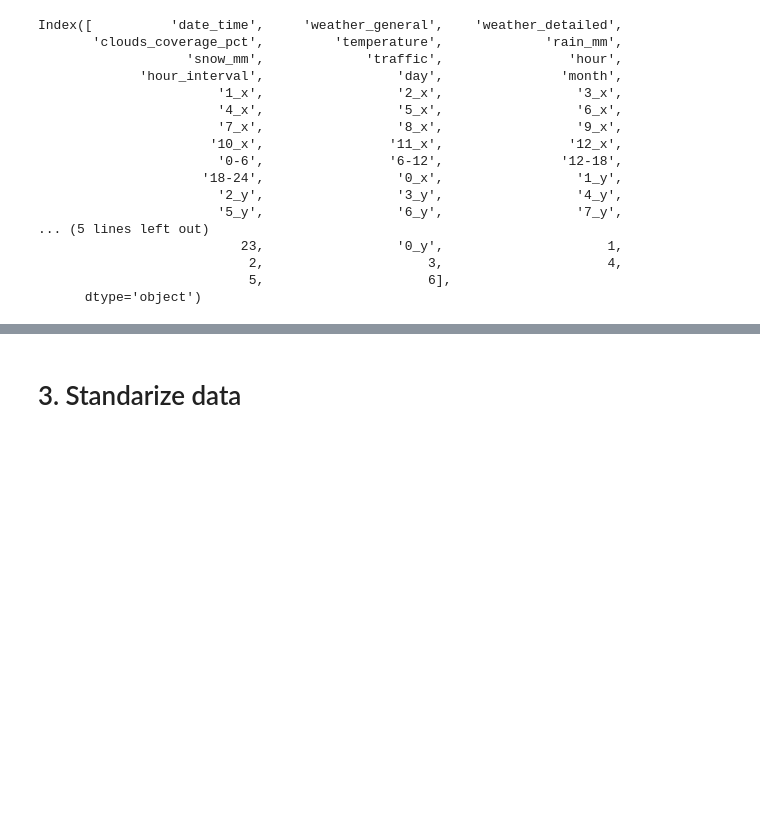
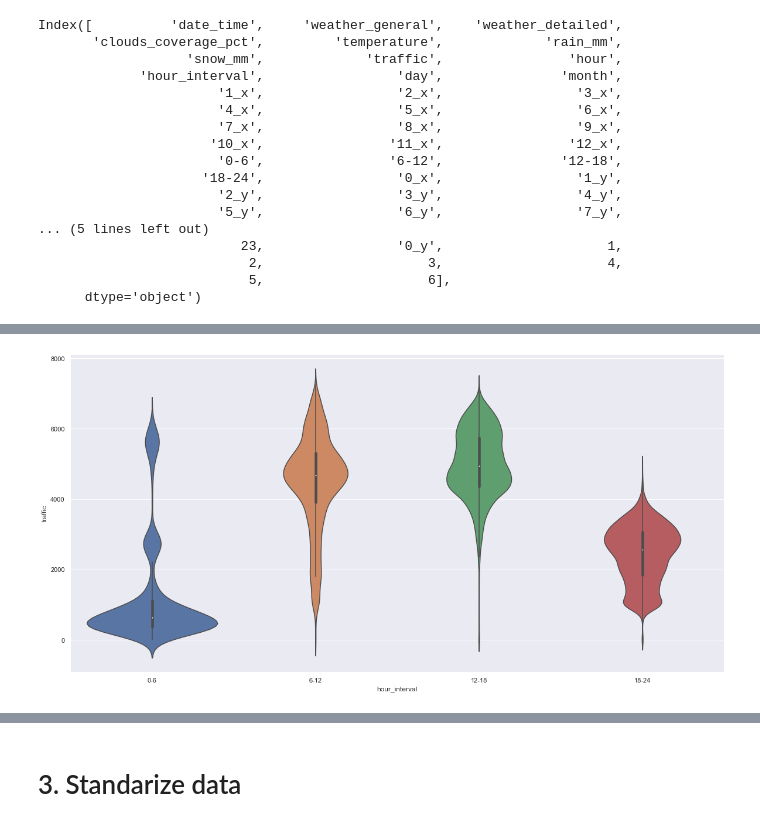
Before and after one commit to kerajxl/MachineLearningProject, a Jupyter notebook: regression.ipynb, the cells around one changed output, grey strips where cells are left out. Cells and saved outputs as stored; diff of their text form; code cells hidden in the pictures; blank space fills up the shorter version.

Commit message:
Add violin plots to analysis

```diff
--- a/regression.ipynb
+++ b/regression.ipynb
@@ -135,0 +146,6 @@ for idx, col in enumerate(numericalVar):
+# %%
+sns.set_theme(style="whitegrid")
+sns.set(rc = {'figure.figsize':(20,10)})
+ax = sns.violinplot(x = traffic.hour_interval, y = traffic.traffic)
+# %% [output]
+[figure, added]
```
Also changed, not shown: parts of 13 cells of this notebook.
